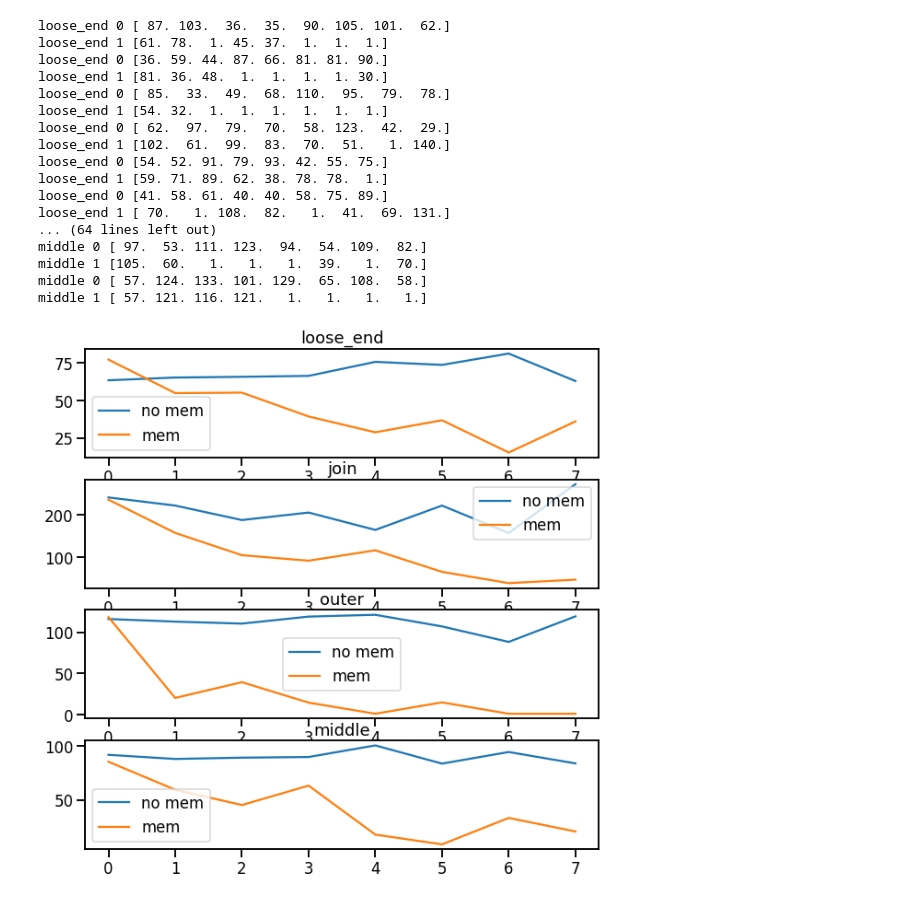
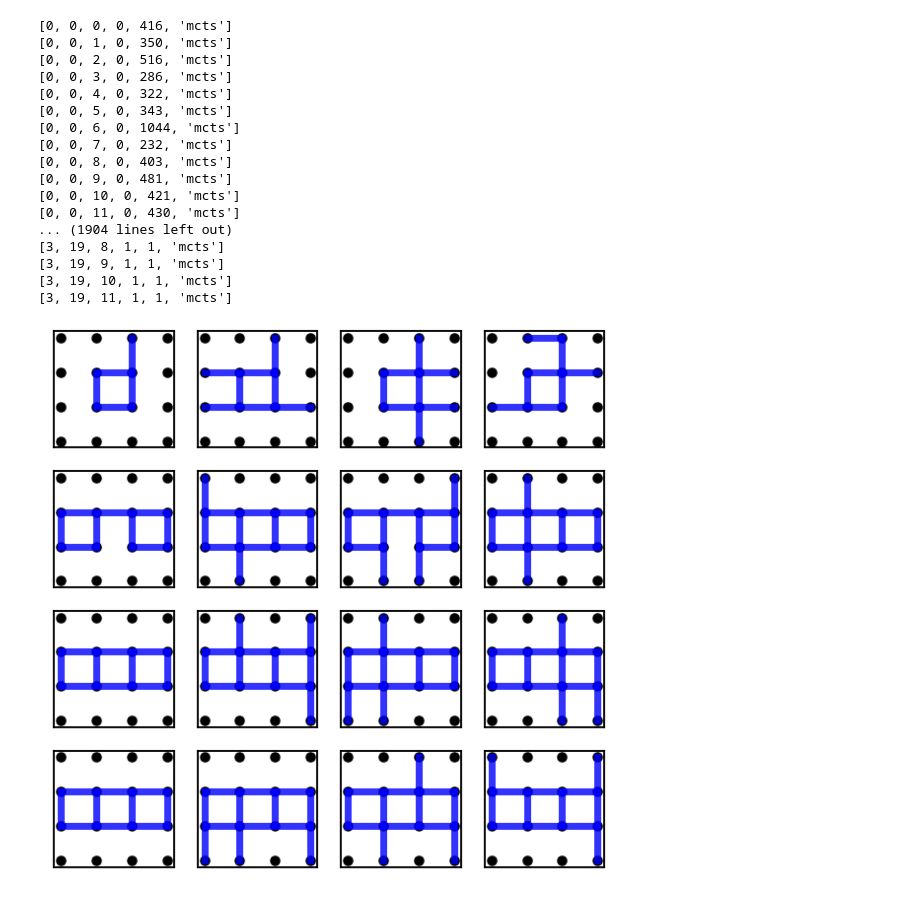
Before and after one commit to andrebeu/matchsticks, a Jupyter notebook: run-mcts.ipynb, the cells around one changed output. Drawn from its saved outputs; the diff is of its cells as text; code cells hidden in the pictures.

```diff
--- a/run-mcts.ipynb
+++ b/run-mcts.ipynb
@@ -15,7 +18,7 @@ sns.set_context('talk')
 %matplotlib inline
 # %%
 stratL = ['loose_end','join','outer','middle']
-n_runs=10
-n_tasks=8
-max_iters=500
+n_runs=20
+n_tasks=12
+max_iters=5000
 niter=np.zeros((len(stratL),n_runs,n_tasks,2))
@@ -22,8 +36,9 @@ niter=np.zeros((len(stratL),n_runs,n_tasks,2))
 # %%
+res=[]
 for strat_id,strat_name in enumerate(stratL):
     for run_id in range(n_runs):
         taskL = []#[generate_board(tactic_name=strat_name,n_extra_sticks=0,contiguous=True) for i in range(1)]
-        taskL+=[generate_board(tactic_name=strat_name,n_extra_sticks=2,contiguous=True) for i in range(n_tasks)]
+        taskL+=[generate_board(tactic_name=strat_name,n_extra_sticks=3,contiguous=True) for i in range(n_tasks)]
         for use_mem in [0,1]:
             memory=[]
             for task_id,task in enumerate(taskL):
@@ -34,23 +49,25 @@ for strat_id,strat_name in enumerate(stratL):
                     n_iters=max_iters
                 if use_mem==1:
                     MCTS.update_memory(t2,memory,gamma=1)
-                niter[strat_id,run_id,task_id,use_mem]=n_iters
-            print(strat_name,use_mem,niter[strat_id,run_id,:,use_mem])
+                res.append([strat_id,run_id,task_id,use_mem,n_iters,'mcts'])
+                print(res[-1])
+
+res=pd.DataFrame(res,columns=['strat','run_id','task_id','mem','rt','alg'])
 # %% [output]
-loose_end 0 [ 87. 103.  36.  35.  90. 105. 101.  62.]
-loose_end 1 [61. 78.  1. 45. 37.  1.  1.  1.]
-loose_end 0 [36. 59. 44. 87. 66. 81. 81. 90.]
-loose_end 1 [81. 36. 48.  1.  1.  1.  1. 30.]
-loose_end 0 [ 85.  33.  49.  68. 110.  95.  79.  78.]
-loose_end 1 [54. 32.  1.  1.  1.  1.  1.  1.]
-loose_end 0 [ 62.  97.  79.  70.  58. 123.  42.  29.]
-loose_end 1 [102.  61.  99.  83.  70.  51.   1. 140.]
-loose_end 0 [54. 52. 91. 79. 93. 42. 55. 75.]
-loose_end 1 [59. 71. 89. 62. 38. 78. 78.  1.]
-loose_end 0 [41. 58. 61. 40. 40. 58. 75. 89.]
-loose_end 1 [ 70.   1. 108.  82.   1.  41.  69. 131.]
-... (64 lines left out)
-middle 0 [ 97.  53. 111. 123.  94.  54. 109.  82.]
-middle 1 [105.  60.   1.   1.   1.  39.   1.  70.]
-middle 0 [ 57. 124. 133. 101. 129.  65. 108.  58.]
-middle 1 [ 57. 121. 116. 121.   1.   1.   1.   1.]
+[0, 0, 0, 0, 416, 'mcts']
+[0, 0, 1, 0, 350, 'mcts']
+[0, 0, 2, 0, 516, 'mcts']
+[0, 0, 3, 0, 286, 'mcts']
+[0, 0, 4, 0, 322, 'mcts']
+[0, 0, 5, 0, 343, 'mcts']
+[0, 0, 6, 0, 1044, 'mcts']
+[0, 0, 7, 0, 232, 'mcts']
+[0, 0, 8, 0, 403, 'mcts']
+[0, 0, 9, 0, 481, 'mcts']
+[0, 0, 10, 0, 421, 'mcts']
+[0, 0, 11, 0, 430, 'mcts']
+... (1904 lines left out)
+[3, 19, 8, 1, 1, 'mcts']
+[3, 19, 9, 1, 1, 'mcts']
+[3, 19, 10, 1, 1, 'mcts']
+[3, 19, 11, 1, 1, 'mcts']
@@ -62,11 +74,15 @@ n_iters=MCTS.MCTS(t2,max_iters=max_iters)
-# %%
-plt.figure(figsize=(10,10))
-for strat_id,strat_name in enumerate(stratL):
-    plt.subplot(4,1,strat_id+1)
-    for use_mem in [0,1]:
-        plt.plot(means[strat_id,:,use_mem],label=['no mem','mem'][use_mem])
-        plt.legend()
-    plt.title(strat_name)
-    #plt.ylim(0,10)
-# %% [output]
-[figure, removed]
+# %%
+#sequence of boards for illustration
+boards_per_row=4
+f,ax = plt.subplots(len(stratL),boards_per_row,figsize=(10,10))
+
+
+for strat_id,strat_name in enumerate(stratL):
+    taskL=[generate_board(tactic_name=strat_name,n_extra_sticks=0,contiguous=True)]
+    taskL+=[generate_board(tactic_name=strat_name,n_extra_sticks=3,contiguous=True) for i in range(boards_per_row-1)]
+    for board_id in range(boards_per_row):
+        draw_board(ax[strat_id,board_id],taskL[board_id].head_node.obs,c='blue',linewidth=7,alpha=.8)
+        ax[strat_id,board_id].set_xticks([])
+        ax[strat_id,board_id].set_yticks([])
+# %% [output]
+[figure, added]
```
Also changed, not shown: parts of 6 cells of this notebook.
